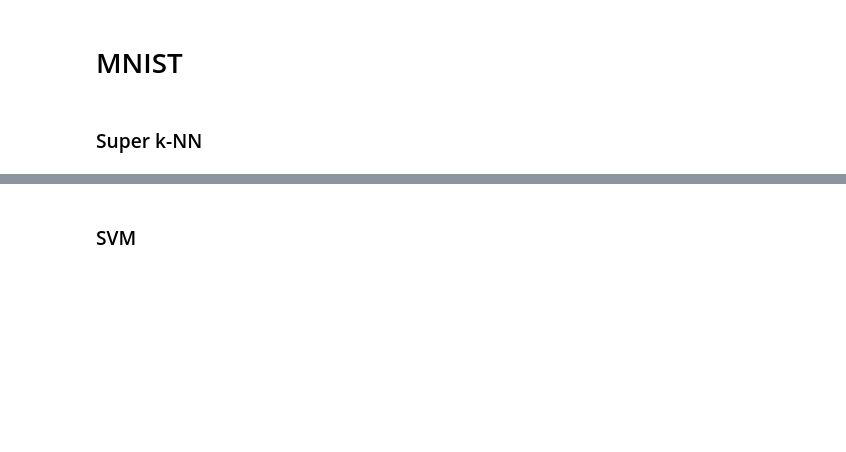
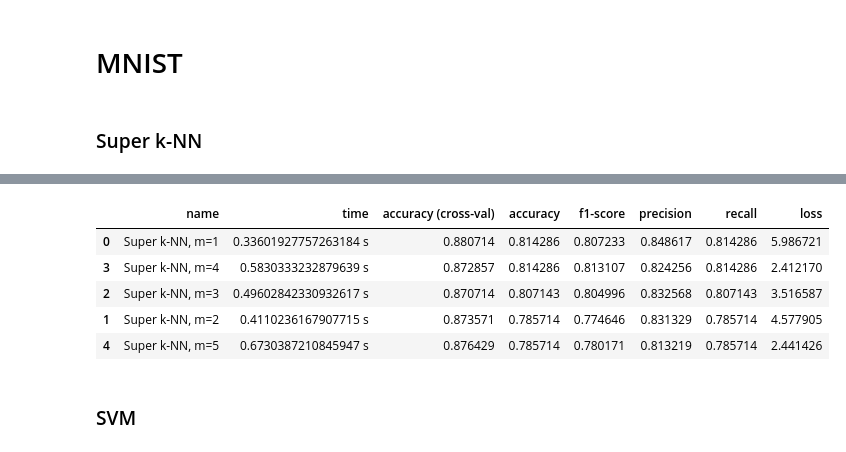
Before and after one commit to magk98/MROiPUM, a Jupyter notebook: projekt_4_Dziedzic_Kozub.ipynb, the cells around one changed output, grey strips where cells are left out. Saved outputs shown, nothing was run; the diff lists cells and outputs as text; code cells hidden in the pictures; blank space fills up the shorter version.

```diff
--- a/projekt_4_Dziedzic_Kozub.ipynb
+++ b/projekt_4_Dziedzic_Kozub.ipynb
@@ -259,3 +262,24 @@ report_creator.get_report()
+# %%
+#rozna liczba klasyfikatorow prostych
+report_creator = ReportCreator()
+
+for i in [1, 2, 3, 4, 5]:
+    start = time.time()
+    sknn = SuperKNN(10, 3)
+    sknn.fit(x_train, y_train, sub_num=i)
+    result = sknn.predict(x_test)
+    end = time.time()
+
+    report_creator.create_partial_report(sknn, x_train, x_test, y_train, y_test, result, end, start, k=3, m=i)
+
+report_creator.get_report()
+# %% [output]
+|  | name | time | accuracy (cross-val) | accuracy | f1-score | precision | recall | loss |
+| 0 | Super k-NN, m=1 | 0.33601927757263184 s | 0.880714 | 0.814286 | 0.807233 | 0.848617 | 0.814286 | 5.986721 |
+| 3 | Super k-NN, m=4 | 0.5830333232879639 s | 0.872857 | 0.814286 | 0.813107 | 0.824256 | 0.814286 | 2.412170 |
+| 2 | Super k-NN, m=3 | 0.49602842330932617 s | 0.870714 | 0.807143 | 0.804996 | 0.832568 | 0.807143 | 3.516587 |
+| 1 | Super k-NN, m=2 | 0.4110236167907715 s | 0.873571 | 0.785714 | 0.774646 | 0.831329 | 0.785714 | 4.577905 |
+| 4 | Super k-NN, m=5 | 0.6730387210845947 s | 0.876429 | 0.785714 | 0.780171 | 0.813219 | 0.785714 | 2.441426 |
 # %% [markdown]
 ### SVM
 # %%
```
Also changed, not shown: parts of 7 cells of this notebook.
